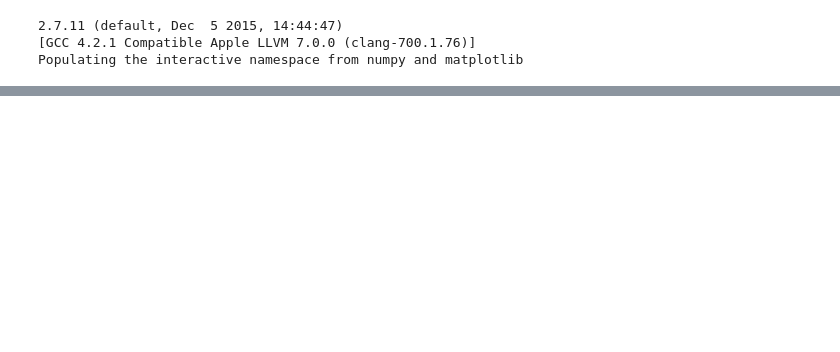
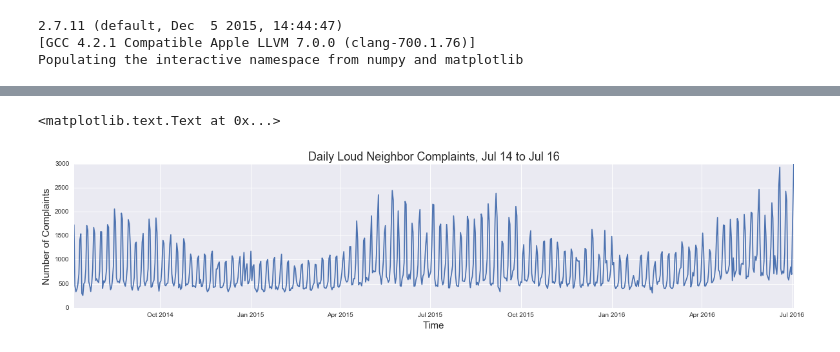
Before and after one commit to DQOfficial/brunchline, a Jupyter notebook: time_series_311.ipynb, the cells around one changed output, grey strips where cells are left out. Drawn from its saved outputs; the diff is of its cells as text; code cells hidden in the pictures; blank space fills up the shorter version.

Commit message:
uploading 311 noise notebook

```diff
--- a/time_series_311.ipynb
+++ b/time_series_311.ipynb
@@ -84,0 +23,7 @@ data[data['descriptor'].str.contains('loud')]
+# %%
+# read in data from NYC Open Data
+# since the 311 dataset is massive, i filtered it to two years and only noise complaints, then stored locally
+df = pd.read_csv('311_noise_since_jul14.csv')
+# set our created date to a datetime object
+df['Created Date']=pd.to_datetime(df['Created Date'])
+print len(df)
@@ -84,0 +75,27 @@ data[data['descriptor'].str.contains('loud')]
+# %%
+# store the relevant ones in a list
+complaint_list = ['Loud Music/Party','Banging/Pounding','Loud Talking',
+                  'Noise: Loud Music/Daytime (Mark Date And Time) (NN1)',
+                   'Noise: Loud Music/Nighttime(Mark Date And Time) (NP1)']
+# %%
+# filter
+df['noise_flag']=df.Descriptor.isin(complaint_list)
+df = df[df.noise_flag==True]
+# %%
+# strip the date part of the datetime object out
+df['date'] = df['Created Date'].apply(lambda x: x.date())
+# %%
+# group by day, then group by week
+noise_df= pd.DataFrame({'count':df.noise_flag.groupby(df.date).sum()})
+noise_df['count'].astype(int)
+
+
+fig, ax = plt.subplots(figsize=(20,4))
+plt.subplot(111)
+plt.plot(noise_df['count'])
+plt.title('Daily Loud Neighbor Complaints, Jul 14 to Jul 16',fontsize = 18)
+plt.ylabel('Number of Complaints', fontsize =15)
+plt.xlabel('Time', fontsize =15)
+# %% [output]
+<matplotlib.text.Text at 0x...>
+[figure, added]
```
Also changed, not shown: parts of 33 cells of this notebook, 1 other file.
